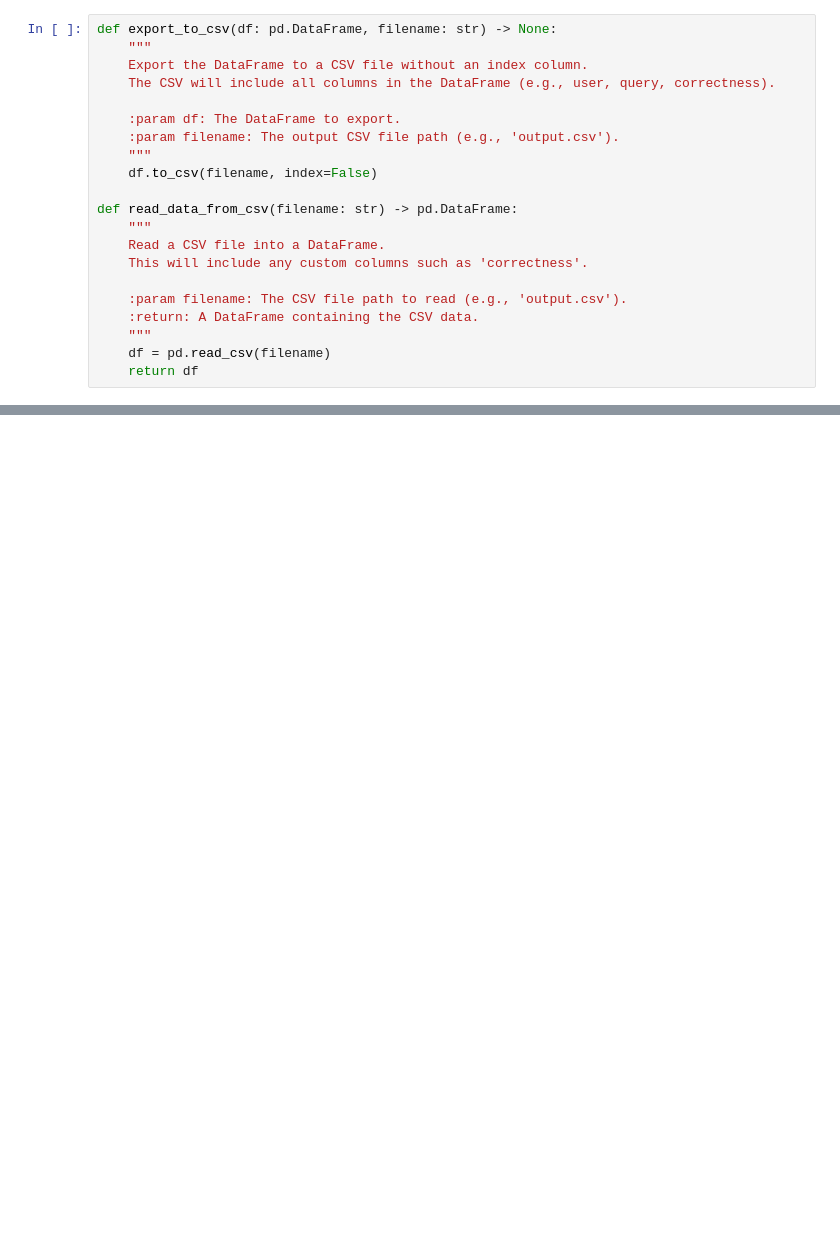
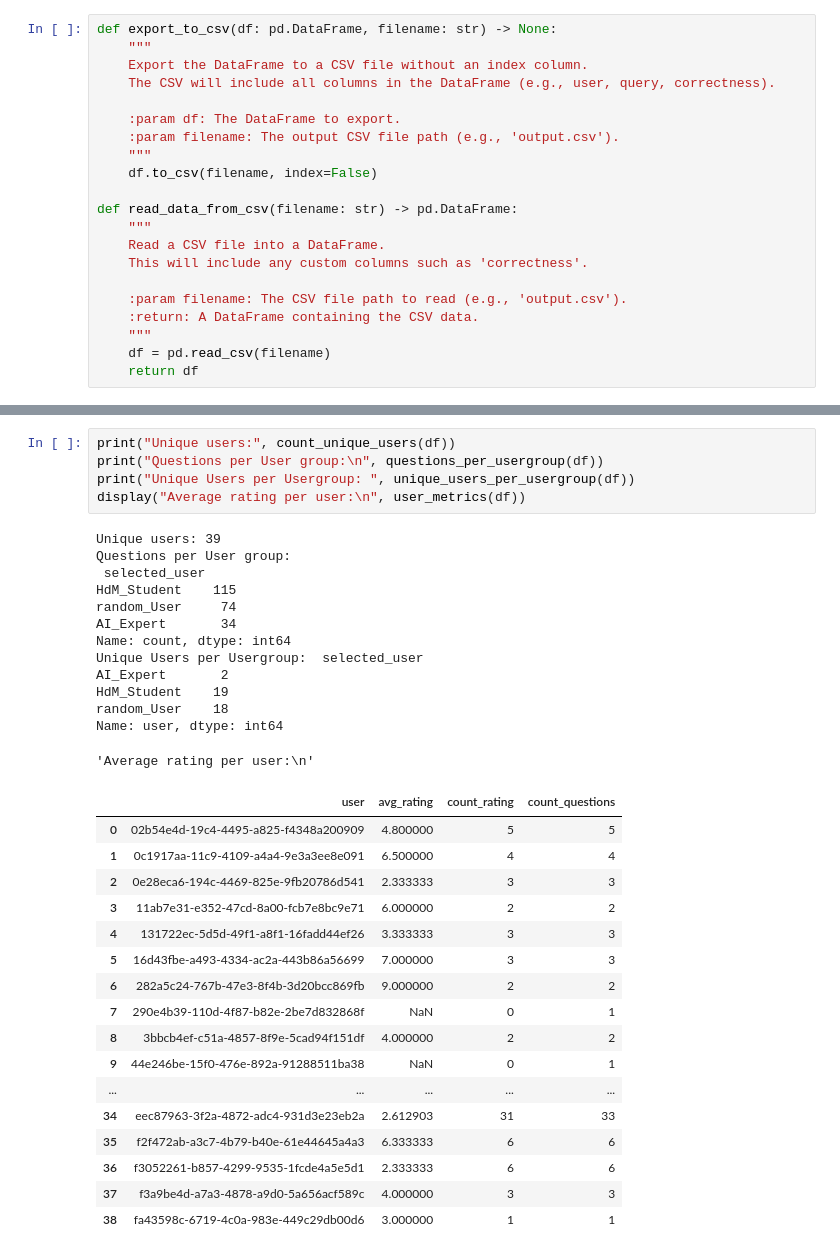
Before and after one commit to PsiLotY/RAG_Chatbot, a Jupyter notebook: user_test/user_test_eval.ipynb, the cells around one changed output, grey strips where cells are left out. Saved outputs shown, nothing was run; the diff lists cells and outputs as text; blank space fills up the shorter version.

```diff
--- a/user_test/user_test_eval.ipynb
+++ b/user_test/user_test_eval.ipynb
@@ -496,0 +326,36 @@ print(stats_df)
+# %%
+print("Unique users:", count_unique_users(df))
+print("Questions per User group:\n", questions_per_usergroup(df))
+print("Unique Users per Usergroup: ", unique_users_per_usergroup(df))
+display("Average rating per user:\n", user_metrics(df))
+# %% [output]
+Unique users: 39
+Questions per User group:
+ selected_user
+HdM_Student    115
+random_User     74
+AI_Expert       34
+Name: count, dtype: int64
+Unique Users per Usergroup:  selected_user
+AI_Expert       2
+HdM_Student    19
+random_User    18
+Name: user, dtype: int64
+'Average rating per user:\n'
+|  | user | avg_rating | count_rating | count_questions |
+| 0 | 02b54e4d-19c4-4495-a825-f4348a200909 | 4.800000 | 5 | 5 |
+| 1 | 0c1917aa-11c9-4109-a4a4-9e3a3ee8e091 | 6.500000 | 4 | 4 |
+| 2 | 0e28eca6-194c-4469-825e-9fb20786d541 | 2.333333 | 3 | 3 |
+| 3 | 11ab7e31-e352-47cd-8a00-fcb7e8bc9e71 | 6.000000 | 2 | 2 |
+| 4 | 131722ec-5d5d-49f1-a8f1-16fadd44ef26 | 3.333333 | 3 | 3 |
+| 5 | 16d43fbe-a493-4334-ac2a-443b86a56699 | 7.000000 | 3 | 3 |
+| 6 | 282a5c24-767b-47e3-8f4b-3d20bcc869fb | 9.000000 | 2 | 2 |
+| 7 | 290e4b39-110d-4f87-b82e-2be7d832868f | NaN | 0 | 1 |
+| 8 | 3bbcb4ef-c51a-4857-8f9e-5cad94f151df | 4.000000 | 2 | 2 |
+| 9 | 44e246be-15f0-476e-892a-91288511ba38 | NaN | 0 | 1 |
+| ... | ... | ... | ... | ... |
+| 34 | eec87963-3f2a-4872-adc4-931d3e23eb2a | 2.612903 | 31 | 33 |
+| 35 | f2f472ab-a3c7-4b79-b40e-61e44645a4a3 | 6.333333 | 6 | 6 |
+| 36 | f3052261-b857-4299-9535-1fcde4a5e5d1 | 2.333333 | 6 | 6 |
+| 37 | f3a9be4d-a7a3-4878-a9d0-5a656acf589c | 4.000000 | 3 | 3 |
+| 38 | fa43598c-6719-4c0a-983e-449c29db00d6 | 3.000000 | 1 | 1 |
```
Also changed, not shown: parts of 50 cells of this notebook, 1 other file.
